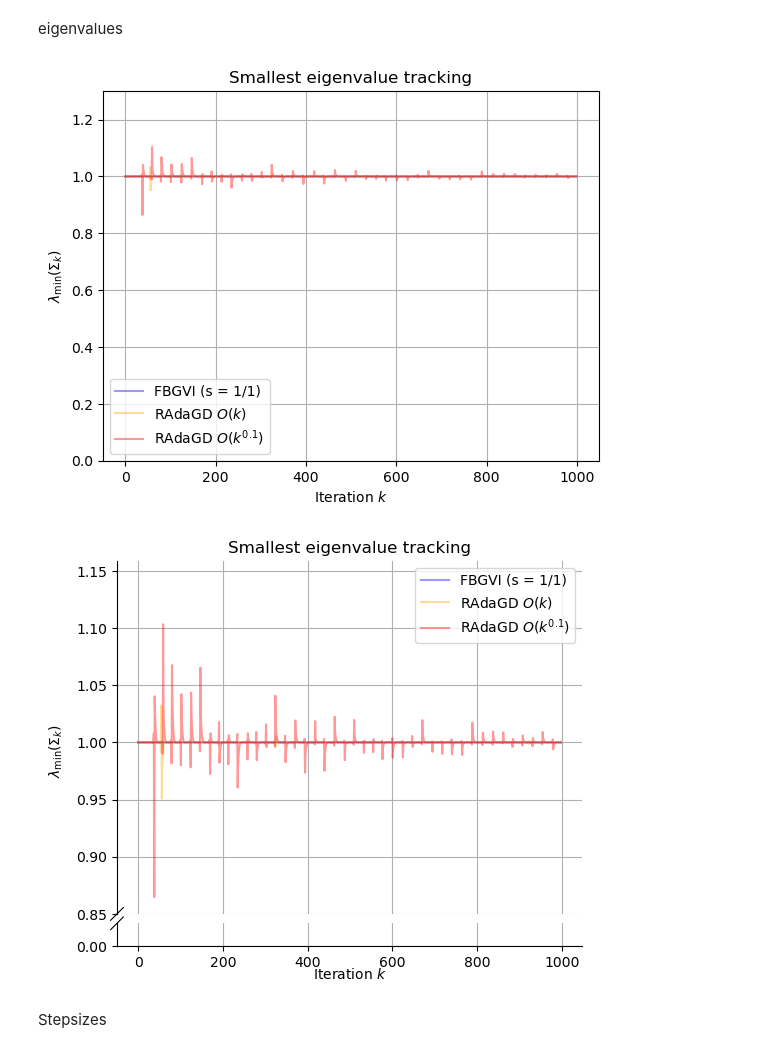
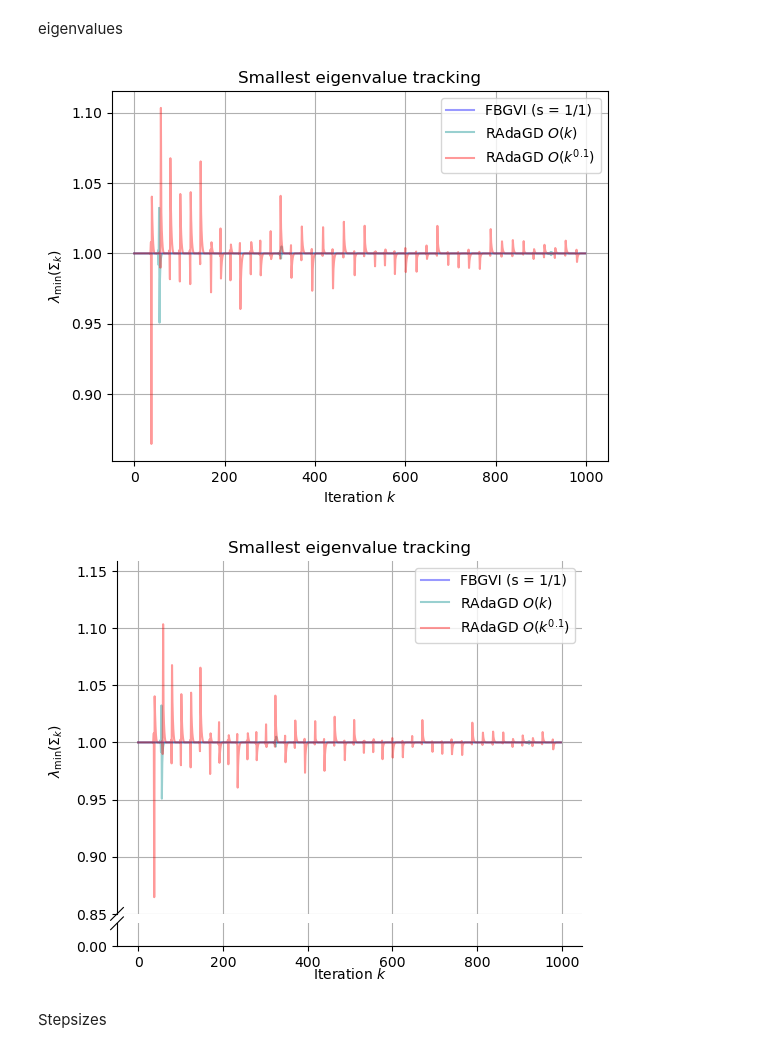
Before and after one commit to wldyddl5510/RAdaGD, a Jupyter notebook: radagd_gvi.ipynb, the cells around one changed output. Saved outputs shown, nothing was run; the diff lists cells and outputs as text; code cells hidden in the pictures.

```diff
--- a/radagd_gvi.ipynb
+++ b/radagd_gvi.ipynb
@@ -125,7 +96,7 @@ def V(mu_0, mu_1, Sigma_0, Sigma_1):
   Return E(V(X)) if V = (X-mu_1)^T Sigma_1 (X-mu_1)/2
   https://statproofbook.github.io/P/mean-qf.html
   """
-  Sigma_1_inv = safe_inv_spd(Sigma_1)
+  Sigma_1_inv = np.linalg.inv(Sigma_1)
   first_term = (mu_0 - mu_1).T @ Sigma_1_inv @ (mu_0 - mu_1)
   second_term = np.trace(Sigma_1_inv @ Sigma_0)
   return first_term + second_term
@@ -223,10 +194,10 @@ def empirical_FI(mu, Sigma, grad_pure, size = 1000):
     # XC: centered samples, shape (m, d)
     XC = (x.T - mu)
 
-    # integration-by-parts estimate of E[∇²V]
+    # integration-by-parts estimate of E[nabla^2 V]
     expected_hess = 0.5 * (grad_stack.T @ XC) / m     # (d, d)
-    # (optional: symmetrize before/after multiplying by Σ^{-1}; we keep after)
     expected_hess = expected_hess @ Sigma_inv
+     # (optional: symmetrize)
     expected_hess = 0.5 * (expected_hess + expected_hess.T)
 
     # BW gradient estimate: shape (d, m)
@@ -535,38 +499,35 @@ eigenvalues
 # %%
 iterations = list(range((num_subiter-1)))
 # Create the x-axis (iteration numbers)
-colors = ['blue', 'green', "purple", "orange", "red", "grey", "navy", "darkcyan", "darkviolet"]
-labels = [f"FBGVI (s = 1/{L})", "Riem adaptive GD (O(1))", "Riem adaptive GD (O(n^{0.5}))", r"RAdaGD $O(k)$", fr"RAdaGD $O(k^{{{A_order_experi}}})$","[AM25]"]
+colors = ['blue', "darkcyan", "red"]
+labels = [f"FBGVI (s = 1/{L})", r"RAdaGD $O(k)$", fr"RAdaGD $O(k^{{{A_order_experi}}})$"]
 # Labels for the legend
-min_val = min(np.min(eigenvalue_gd), np.min(eigenvalue_a1), np.min(eigenvalue_a01))
+# min_val = min(np.min(eigenvalue_gd), np.min(eigenvalue_a1), np.min(eigenvalue_a01))
+
 plt.plot(iterations, eigenvalue_gd, color=colors[0], label=labels[0], linestyle = '-', alpha = 0.4)
-#plt.plot(iterations, eigenvalue_a0, color=colors[1], label=labels[1],linestyle = '-', alpha = 0.4)
-# #plt.plot(iterations, eigenvalue_a05, color=colors[2], label=labels[2],linestyle = '-', alpha = 0.4)
-plt.plot(iterations, eigenvalue_a1, color=colors[3], label=labels[3],linestyle = '-', alpha = 0.4)
-plt.plot(iterations, eigenvalue_a01, color=colors[4], label=labels[4],linestyle = '-', alpha = 0.4)
-# plt.plot(iterations, eigenvalue_mal, color=colors[5], label=labels[5],linestyle = '-', alpha = 0.5)
+plt.plot(iterations, eigenvalue_a1, color=colors[1], label=labels[1],linestyle = '-', alpha = 0.4)
+plt.plot(iterations, eigenvalue_a01, color=colors[2], label=labels[2],linestyle = '-', alpha = 0.4)
 
 # # Add labels and title
 plt.xlabel(r"Iteration $k$")
 plt.ylabel(r"$\lambda_{{\min}}(\Sigma_k)$")
 plt.title("Smallest eigenvalue tracking" )
 
 # plt.yscale('log', base = 10)
 # # plt.xscale('log',base=10)
 # plt.ylim(bottom = 0.0, top = 1.3)
 # # Add a legend
 plt.legend()
 # # Show the plot
 plt.grid(True)
 plt.show()
 # %% [output]
-[figure, old version]
+[figure, new version]
 # %%
-iterations = list(range(num_subiter-1))
-colors = ['blue', 'green', "purple", "orange", "red", "grey", "navy", "darkcyan", "darkviolet"]
-labels = [f"FBGVI (s = 1/{L})", "Riem adaptive GD (O(1))",
-          "Riem adaptive GD (O(n^{0.5}))", r"RAdaGD $O(k)$",
-          fr"RAdaGD $O(k^{{{A_order_experi}}})$", "[AM25]"]
+iterations = list(range((num_subiter-1)))
+# Create the x-axis (iteration numbers)
+colors = ['blue', "darkcyan", "red"]
+labels = [f"FBGVI (s = 1/{L})", r"RAdaGD $O(k)$", fr"RAdaGD $O(k^{{{A_order_experi}}})$"]
 
 min_val = min(np.min(eigenvalue_gd), np.min(eigenvalue_a1), np.min(eigenvalue_a01))
 max_val = max(np.max(eigenvalue_gd), np.max(eigenvalue_a1), np.max(eigenvalue_a01))
@@ -578,8 +539,8 @@ bax = brokenaxes(ylims=((0, 0.02), (0.85, 1.05*max_val)), hspace=.05, fig=fig)
 
 # plot data
 bax.plot(iterations, eigenvalue_gd, color=colors[0], label=labels[0], linestyle='-', alpha=0.4)
-bax.plot(iterations, eigenvalue_a1, color=colors[3], label=labels[3], linestyle='-', alpha=0.4)
-bax.plot(iterations, eigenvalue_a01, color=colors[4], label=labels[4], linestyle='-', alpha=0.4)
+bax.plot(iterations, eigenvalue_a1, color=colors[1], label=labels[1], linestyle='-', alpha=0.4)
+bax.plot(iterations, eigenvalue_a01, color=colors[2], label=labels[2], linestyle='-', alpha=0.4)
 
 # labels
 bax.set_xlabel(r"Iteration $k$")
@@ -592,7 +553,7 @@ fig.text(0.01, 0.5, r"$\lambda_{\min}(\Sigma_k)$",
          va="center", rotation="vertical")
 plt.show()
 # %% [output]
-[figure, old version]
+[figure, new version]
 # %% [markdown]
 Stepsizes
 # %%
```
Also changed, not shown: parts of 64 cells of this notebook, 2 other files.
